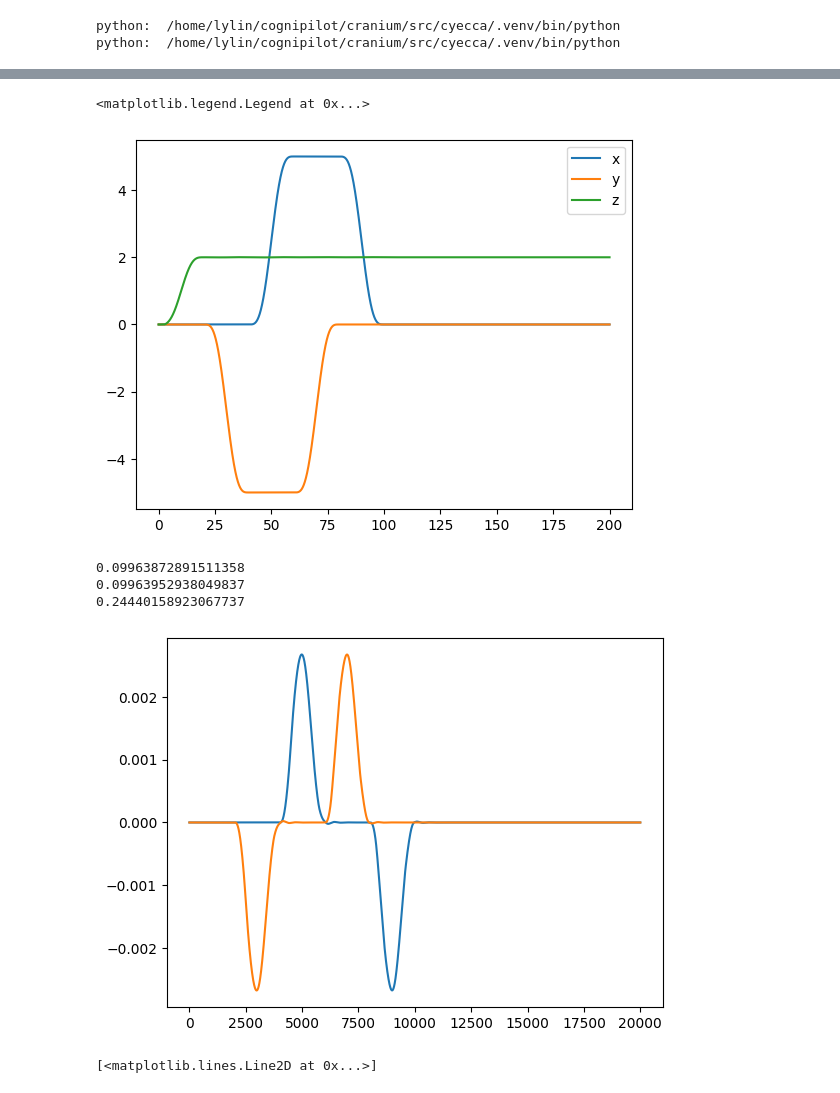
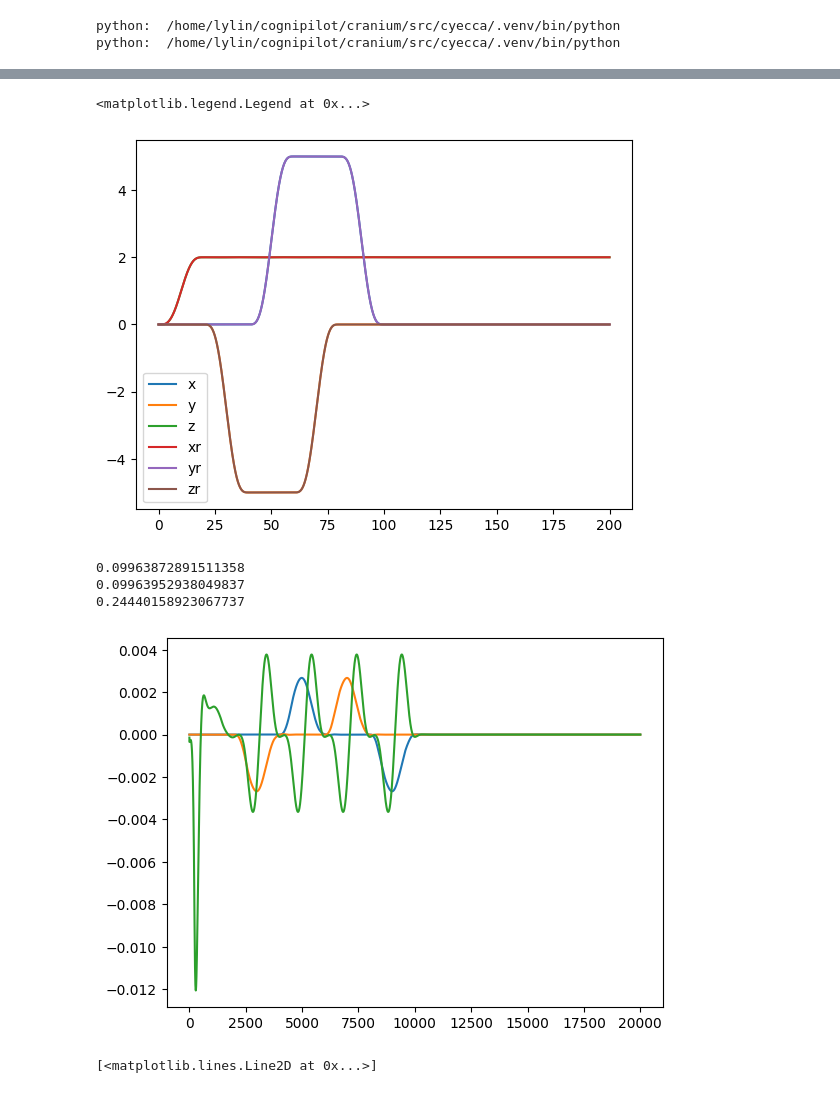
Before and after one commit to melodylylin/cyecca, a Jupyter notebook: notebook/sim/bezier_loglinear.ipynb, the cells around one changed output, grey strips where cells are left out. Drawn from its saved outputs; the diff is of its cells as text; code cells hidden in the pictures.

```diff
--- a/notebook/sim/bezier_loglinear.ipynb
+++ b/notebook/sim/bezier_loglinear.ipynb
@@ -386,25 +411,25 @@ plt.plot(t, np.array(pos_list)[:, 0])
 plt.plot(t, np.array(pos_list)[:, 1])
 plt.plot(t, np.array(pos_list)[:, 2])
 
-# plt.plot(t, z_list)
-# plt.plot(t, x_list)
-# plt.plot(t, y_list)
+plt.plot(t, z_list)
+plt.plot(t, x_list)
+plt.plot(t, y_list)
 plt.legend(["x", "y", "z", "xr", "yr", "zr"])
 # %% [output]
 <matplotlib.legend.Legend at 0x...>
-[figure, old version]
+[figure, new version]
 # %%
 plt.plot(np.array(pos_list)[:, 0] - x_list)
 plt.plot(np.array(pos_list)[:, 1] - y_list)
-# plt.plot(np.array(pos_list)[:, 2]-z_list)
+plt.plot(np.array(pos_list)[:, 2]-z_list)
 print(np.linalg.norm(np.array(pos_list)[:, 0] - x_list))
 print(np.linalg.norm(np.array(pos_list)[:, 1] - y_list))
 print(np.linalg.norm(np.array(pos_list)[:, 2] - z_list))
 # %% [output]
 0.09963872891511358
 0.09963952938049837
 0.24440158923067737
-[figure, old version]
+[figure, new version]
 # %%
 plt.plot(np.array(pos_list)[:, 2] - z_list)
 # %% [output]
```
Also changed, not shown: parts of 3 cells of this notebook, 8 other files.
